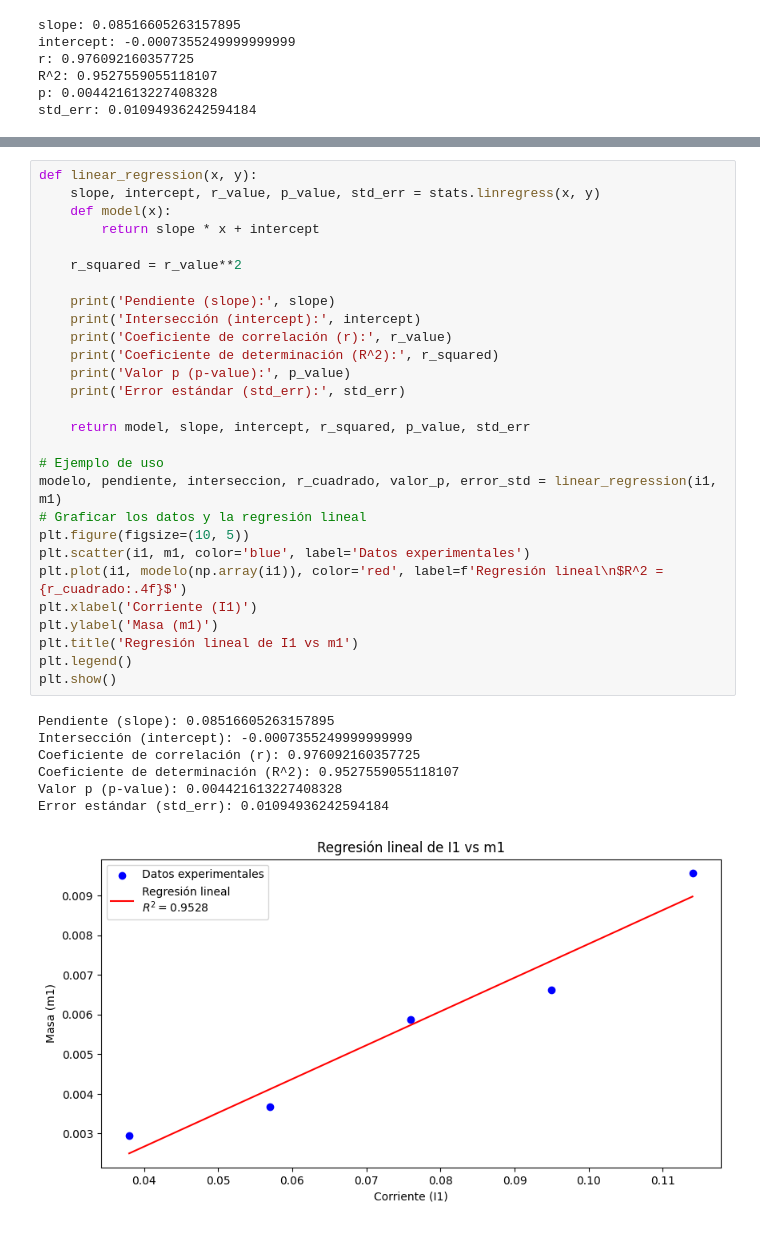
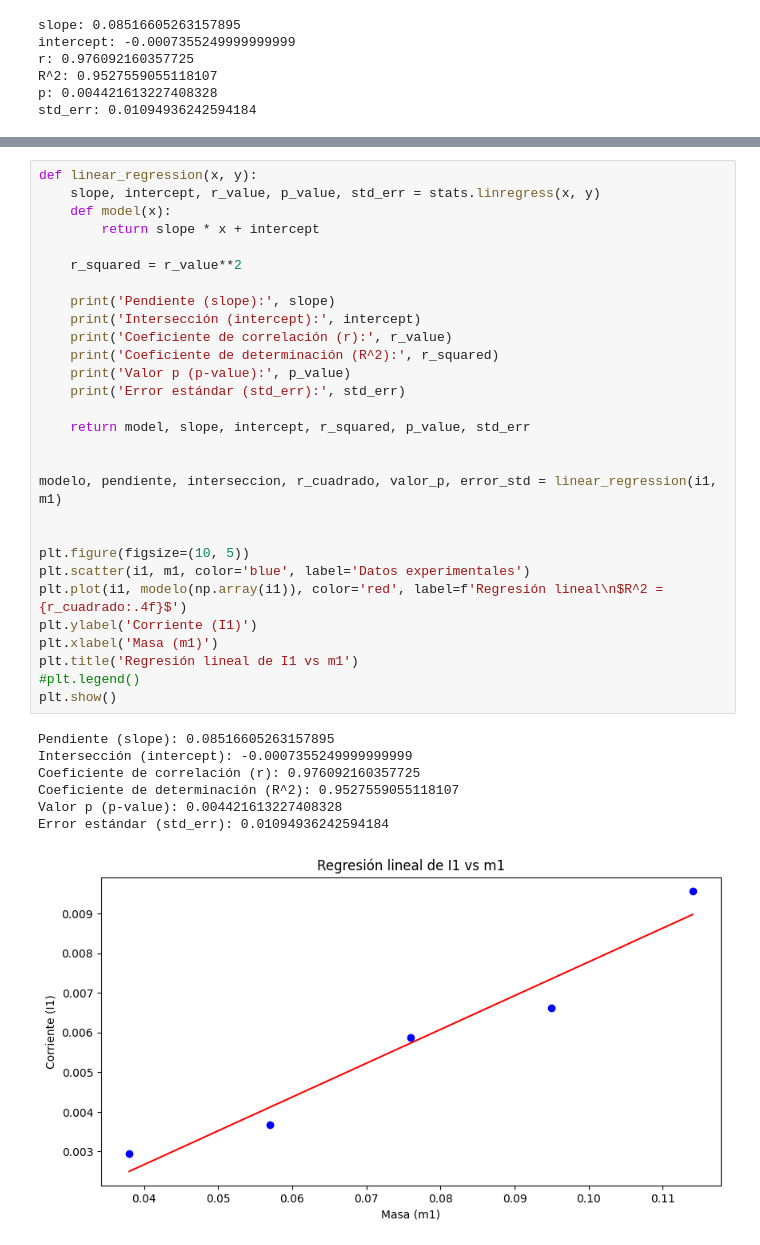
Before and after one commit to Juaan00/Laboratorios_mecanica_FEM, a Jupyter notebook: campo_magnetico/campo.ipynb, the cells around one changed output, grey strips where cells are left out. Cells and saved outputs as stored; diff of their text form.

```diff
--- a/campo_magnetico/campo.ipynb
+++ b/campo_magnetico/campo.ipynb
@@ -83,36 +86,37 @@ std_err: 0.0
 # %%
 def linear_regression(x, y):
     slope, intercept, r_value, p_value, std_err = stats.linregress(x, y)
     def model(x):
         return slope * x + intercept
 
     r_squared = r_value**2
 
     print('Pendiente (slope):', slope)
     print('Intersección (intercept):', intercept)
     print('Coeficiente de correlación (r):', r_value)
     print('Coeficiente de determinación (R^2):', r_squared)
     print('Valor p (p-value):', p_value)
     print('Error estándar (std_err):', std_err)
 
     return model, slope, intercept, r_squared, p_value, std_err
 
-# Ejemplo de uso
+
 modelo, pendiente, interseccion, r_cuadrado, valor_p, error_std = linear_regression(i1, m1)
-# Graficar los datos y la regresión lineal
+
+
 plt.figure(figsize=(10, 5))
 plt.scatter(i1, m1, color='blue', label='Datos experimentales')
 plt.plot(i1, modelo(np.array(i1)), color='red', label=f'Regresión lineal\n$R^2 = {r_cuadrado:.4f}$')
-plt.xlabel('Corriente (I1)')
-plt.ylabel('Masa (m1)')
+plt.ylabel('Corriente (I1)')
+plt.xlabel('Masa (m1)')
 plt.title('Regresión lineal de I1 vs m1')
-plt.legend()
+#plt.legend()
 plt.show()
 # %% [output]
 Pendiente (slope): 0.08516605263157895
 Intersección (intercept): -0.0007355249999999999
 Coeficiente de correlación (r): 0.976092160357725
 Coeficiente de determinación (R^2): 0.9527559055118107
 Valor p (p-value): 0.004421613227408328
 Error estándar (std_err): 0.01094936242594184
-[figure, old version]
+[figure, new version]
```
Also changed, not shown: parts of 3 cells of this notebook.
